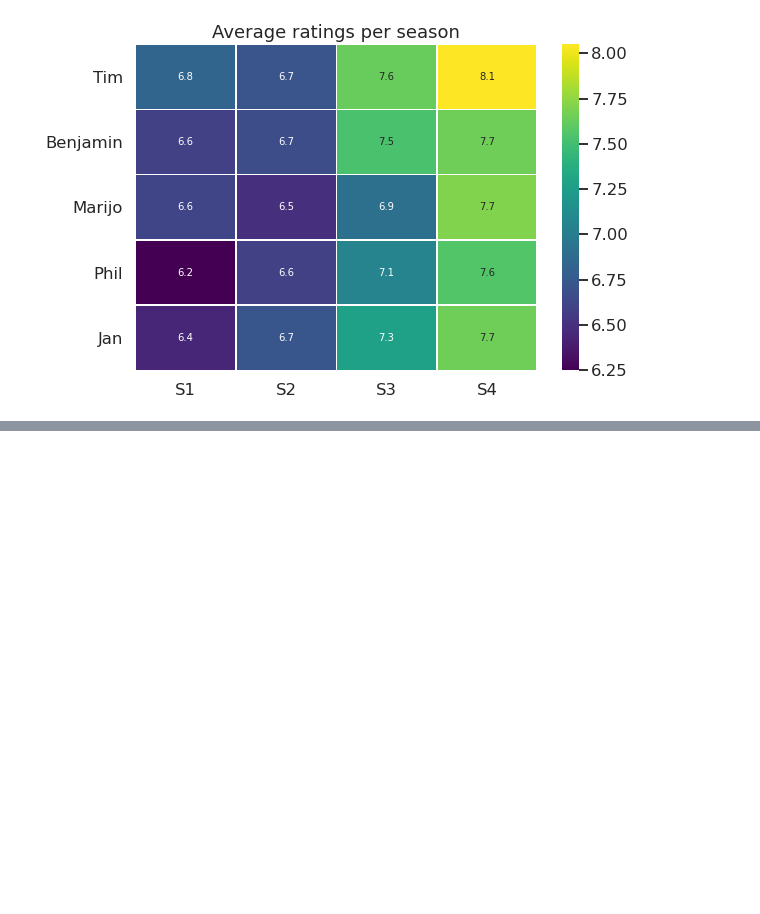
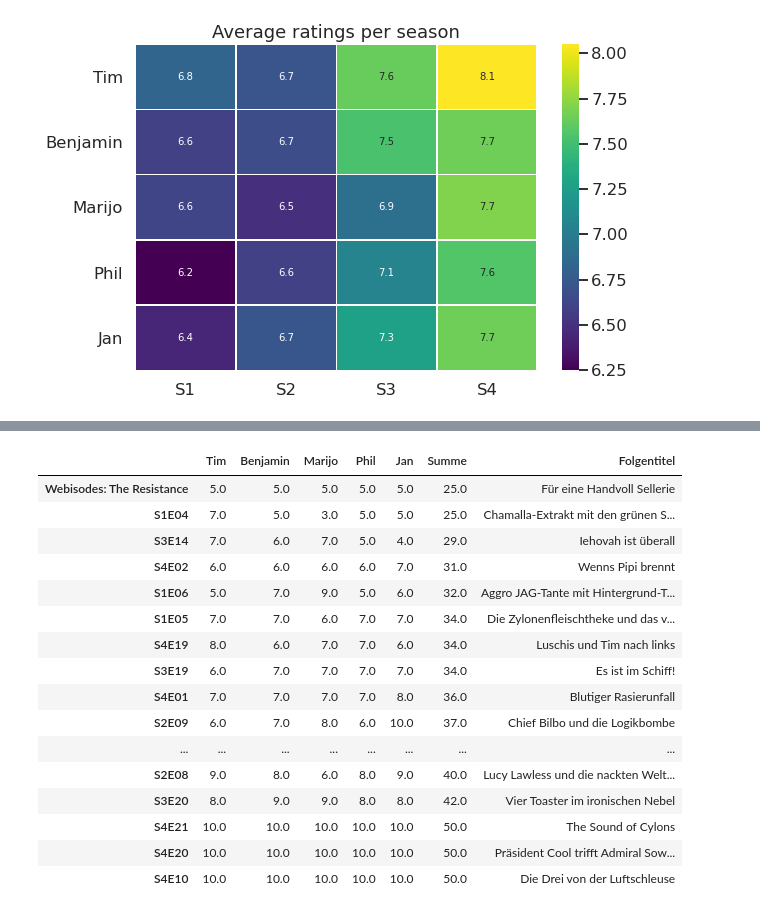
Before and after one commit to Japhiolite/podcast-stuff, a Jupyter notebook: notebooks/Auswertung_Zylonensender.ipynb, the cells around one changed output, grey strips where cells are left out. Cells and saved outputs as stored; diff of their text form; code cells hidden in the pictures; blank space fills up the shorter version.

```diff
--- a/notebooks/Auswertung_Zylonensender.ipynb
+++ b/notebooks/Auswertung_Zylonensender.ipynb
@@ -148,0 +217,21 @@ So it looks like the series got a lot of traction between season 2 and season 3,
+# %%
+data_all_podcasters = data_structured.dropna()
+data_all_podcasters.sort_values(by=['Summe'])
+# %% [output]
+|  | Tim | Benjamin | Marijo | Phil | Jan | Summe | Folgentitel |
+| Webisodes: The Resistance | 5.0 | 5.0 | 5.0 | 5.0 | 5.0 | 25.0 | Für eine Handvoll Sellerie |
+| S1E04 | 7.0 | 5.0 | 3.0 | 5.0 | 5.0 | 25.0 | Chamalla-Extrakt mit den grünen S... |
+| S3E14 | 7.0 | 6.0 | 7.0 | 5.0 | 4.0 | 29.0 | Iehovah ist überall |
+| S4E02 | 6.0 | 6.0 | 6.0 | 6.0 | 7.0 | 31.0 | Wenns Pipi brennt |
+| S1E06 | 5.0 | 7.0 | 9.0 | 5.0 | 6.0 | 32.0 | Aggro JAG-Tante mit Hintergrund-T... |
+| S1E05 | 7.0 | 7.0 | 6.0 | 7.0 | 7.0 | 34.0 | Die Zylonenfleischtheke und das v... |
+| S4E19 | 8.0 | 6.0 | 7.0 | 7.0 | 6.0 | 34.0 | Luschis und Tim nach links |
+| S3E19 | 6.0 | 7.0 | 7.0 | 7.0 | 7.0 | 34.0 | Es ist im Schiff! |
+| S4E01 | 7.0 | 7.0 | 7.0 | 7.0 | 8.0 | 36.0 | Blutiger Rasierunfall |
+| S2E09 | 6.0 | 7.0 | 8.0 | 6.0 | 10.0 | 37.0 | Chief Bilbo und die Logikbombe |
+| ... | ... | ... | ... | ... | ... | ... | ... |
+| S2E08 | 9.0 | 8.0 | 6.0 | 8.0 | 9.0 | 40.0 | Lucy Lawless und die nackten Welt... |
+| S3E20 | 8.0 | 9.0 | 9.0 | 8.0 | 8.0 | 42.0 | Vier Toaster im ironischen Nebel |
+| S4E21 | 10.0 | 10.0 | 10.0 | 10.0 | 10.0 | 50.0 | The Sound of Cylons |
+| S4E20 | 10.0 | 10.0 | 10.0 | 10.0 | 10.0 | 50.0 | Präsident Cool trifft Admiral Sow... |
+| S4E10 | 10.0 | 10.0 | 10.0 | 10.0 | 10.0 | 50.0 | Die Drei von der Luftschleuse |
```
Also changed, not shown: parts of 17 cells of this notebook, 4 other files.
